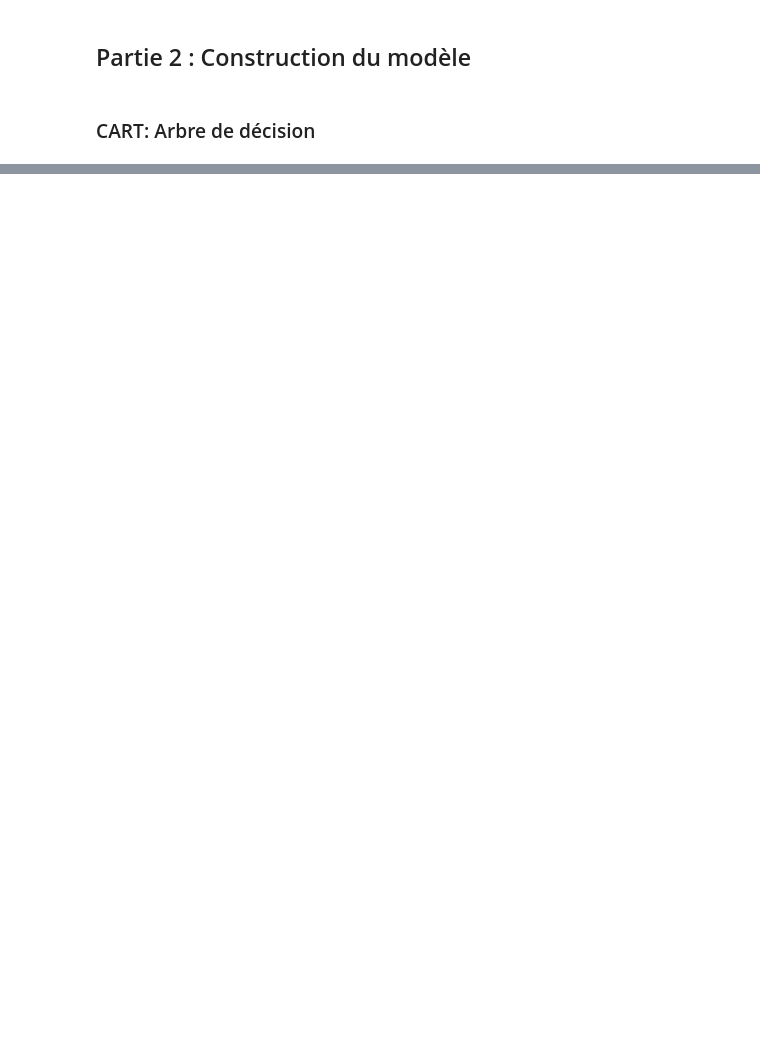
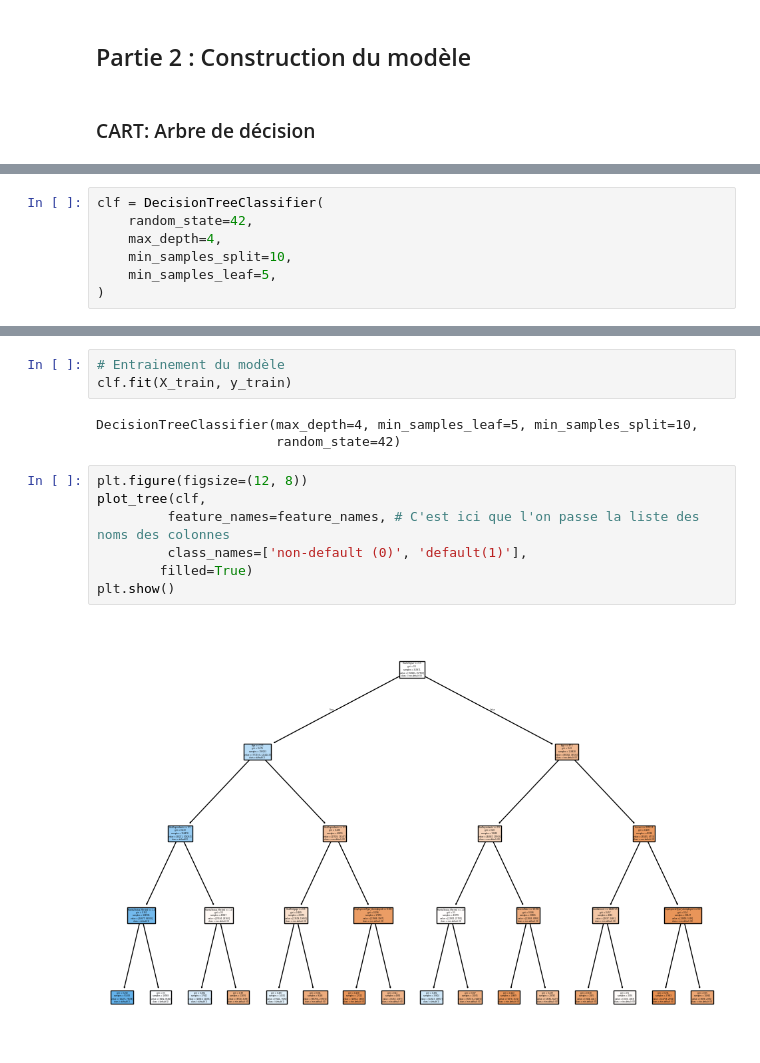
Before and after one commit to Patricia-Koto/sda_ML, a Jupyter notebook: loan_credit.ipynb, the cells around one changed output, grey strips where cells are left out. Cells and saved outputs as stored; diff of their text form; blank space fills up the shorter version.

```diff
--- a/loan_credit.ipynb
+++ b/loan_credit.ipynb
@@ -341,0 +532,7 @@ model = DecisionTreeClassifier(max_depth=3, random_state=42)
+# %%
+clf = DecisionTreeClassifier(
+    random_state=42,
+    max_depth=4,
+    min_samples_split=10,
+    min_samples_leaf=5,
+)
@@ -341,0 +559,15 @@ model = DecisionTreeClassifier(max_depth=3, random_state=42)
+# %%
+# Entrainement du modèle
+clf.fit(X_train, y_train)
+# %% [output]
+DecisionTreeClassifier(max_depth=4, min_samples_leaf=5, min_samples_split=10,
+                       random_state=42)
+# %%
+plt.figure(figsize=(12, 8))
+plot_tree(clf,
+         feature_names=feature_names, # C'est ici que l'on passe la liste des noms des colonnes
+         class_names=['non-default (0)', 'default(1)'],
+        filled=True)
+plt.show()
+# %% [output]
+[figure, added]
```
Also changed, not shown: parts of 57 cells of this notebook, 3 other files.
